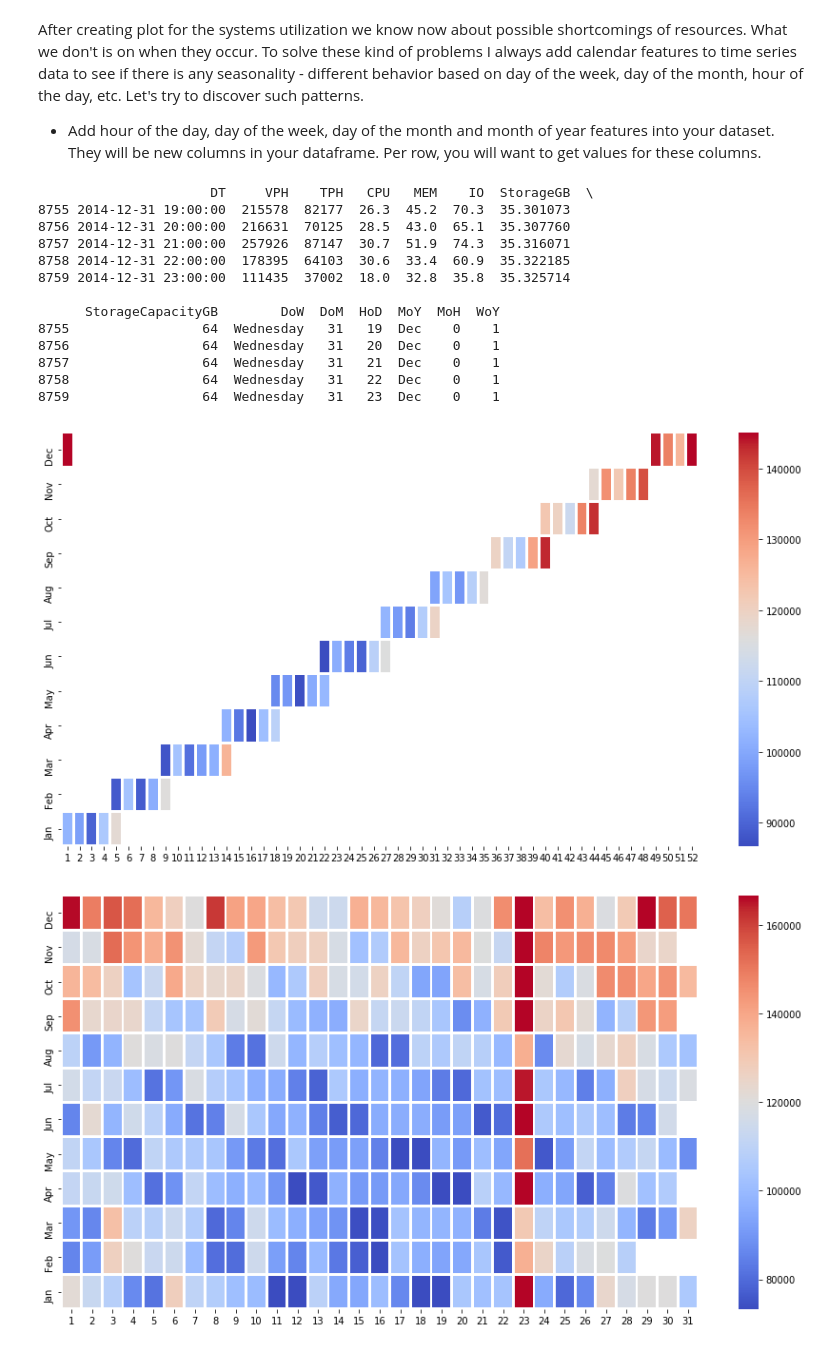
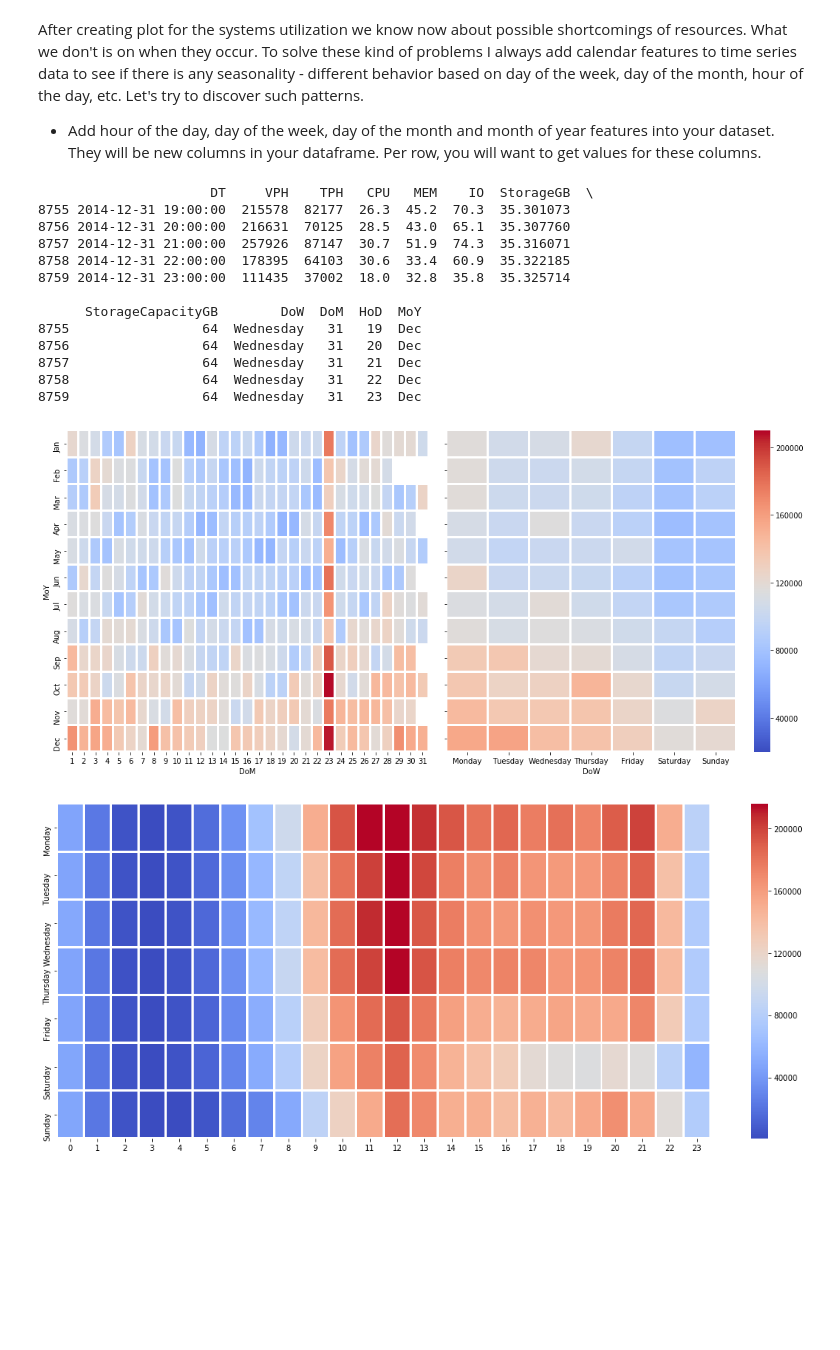
Before and after one commit to nerdiejack/capacity_management, a Jupyter notebook: notebooks/MyWebShop.ipynb, the cells around one changed output. Saved outputs shown, nothing was run; the diff lists cells and outputs as text; code cells hidden in the pictures; blank space fills up the shorter version.

```diff
--- a/notebooks/MyWebShop.ipynb
+++ b/notebooks/MyWebShop.ipynb
@@ -141,7 +141,6 @@ for i in range(0, len(datasets)):
     datasets[i]['DoW'] = datasets[i]['DT'].dt.weekday_name
     datasets[i]['DoM'] = datasets[i]['DT'].dt.day
     datasets[i]['HoD'] = datasets[i]['DT'].dt.hour
-    datasets[i]['WoY'] = datasets[i]['DT'].dt.week
     datasets[i]['MoY'] = datasets[i]['DT'].dt.strftime('%b')
 print(df_database.tail(5))
 # %% [output]
@@ -152,53 +151,59 @@ print(df_database.tail(5))
 8758 2014-12-31 22:00:00  178395  64103  30.6  33.4  60.9  35.322185
 8759 2014-12-31 23:00:00  111435  37002  18.0  32.8  35.8  35.325714
 
-      StorageCapacityGB        DoW  DoM  HoD  MoY  MoH  WoY
-8755                 64  Wednesday   31   19  Dec    0    1
-8756                 64  Wednesday   31   20  Dec    0    1
-8757                 64  Wednesday   31   21  Dec    0    1
-8758                 64  Wednesday   31   22  Dec    0    1
-8759                 64  Wednesday   31   23  Dec    0    1
+      StorageCapacityGB        DoW  DoM  HoD  MoY
+8755                 64  Wednesday   31   19  Dec
+8756                 64  Wednesday   31   20  Dec
+8757                 64  Wednesday   31   21  Dec
+8758                 64  Wednesday   31   22  Dec
+8759                 64  Wednesday   31   23  Dec
 # %%
 import numpy as np
 # %%
 # For ordering purposes in the plots we add some more lists/arrays
-DayofWeek = ('Monday', 'Tuesday', 'Wednesday', 'Thursday', 'Friday', 'Saturday', 'Sunday')
+DayofWeek = ['Monday', 'Tuesday', 'Wednesday', 'Thursday', 'Friday', 'Saturday', 'Sunday']
+MonthsofYear = ["Jan", "Feb", "Mar", "Apr", "May", "Jun", "Jul", "Aug", "Sep", "Oct", "Nov", "Dec"]
 DayofMonth = np.array(range(1, 32))
 # %%
 import seaborn as sns
 
-df_heat_yearly = pd.pivot_table(data = df_webserver, index='MoY', values='VPH', columns='WoY')
-ix = pd.Categorical(df_heat_yearly.index, ["Jan", "Feb", "Mar", "Apr", "May", "Jun", "Jul", "Aug", "Sep", "Oct", "Nov", "Dec"])
-ix = ix.sort_values(ascending=False)
+df_heat_yearly = pd.pivot_table(data = df_webserver, index='MoY', values='VPH', columns='DoM')
+ix = pd.Categorical(df_heat_yearly.index, MonthsofYear)
+ix = ix.sort_values(ascending=True)
 df_heat_yearly = df_heat_yearly.loc[ix]
 
-df_heat_monthly = pd.pivot_table(data = df_webserver, index='MoY', values='VPH', columns='DoM')
-ix = pd.Categorical(df_heat_monthly.index, ["Jan", "Feb", "Mar", "Apr", "May", "Jun", "Jul", "Aug", "Sep", "Oct", "Nov", "Dec"])
-ix = ix.sort_values(ascending=False)
+df_heat_monthly = pd.pivot_table(data = df_webserver, index='MoY', values='VPH', columns='DoW')
+ix = pd.Categorical(df_heat_monthly.index, MonthsofYear)
+ix = ix.sort_values(ascending=True)
 df_heat_monthly = df_heat_monthly.loc[ix]
+df_heat_monthly = df_heat_monthly[DayofWeek]
 
 df_heat_daily = pd.pivot_table(data=df_webserver, index='DoW', values='VPH', columns="HoD")
-ix = pd.Categorical(df_heat_daily.index, ["Monday", "Tuesday", "Wednesday", "Thursday", "Friday", "Saturday", "Sunday"])
+ix = pd.Categorical(df_heat_daily.index, DayofWeek)
 ix = ix.sort_values(ascending=True)
 df_heat_daily = df_heat_daily.loc[ix]
 
+fig, ax = plt.subplots(1, 2, figsize=(18,8), sharey=True)
+fig.subplots_adjust(hspace=0.0, wspace=0.05)
+sns.heatmap(df_heat_yearly, cmap='coolwarm', linewidths=2, ax=ax[0], vmin=20000, vmax=210000, cbar=False)
+ax[0].set_ylabel('')
+sns.heatmap(df_heat_monthly, cmap='coolwarm', linewidths=2, ax=ax[1], vmin=20000, vmax=210000, yticklabels=True)
+ax[1].set_ylabel('')
 
+#fig, ax = plt.subplots(figsize=(15,8))
+#sns.heatmap(df_heat_yearly, cmap='coolwarm', robust=True, linewidths=2)
+#plt.xlabel("")
+#_ =plt.ylabel("")
 
+#fig, ax = plt.subplots(figsize=(15,))
+#sns.heatmap(df_heat_monthly, cmap='coolwarm', robust=True, linewidths=2)
+#plt.xlabel("")
+#_ =plt.ylabel("")
 
-fig, ax = plt.subplots(figsize=(15,8))
-sns.heatmap(df_heat_yearly, cmap='coolwarm', robust=True, linewidths=2)
-plt.xlabel("")
-_ =plt.ylabel("")
-
-fig, ax = plt.subplots(figsize=(15,8))
-sns.heatmap(df_heat_monthly, cmap='coolwarm', robust=True, linewidths=2)
-plt.xlabel("")
-_ =plt.ylabel("")
-
-fig, ax = plt.subplots(figsize=(15,8))
+fig, ax = plt.subplots(figsize=(19,8))
 sns.heatmap(df_heat_daily, cmap='coolwarm', robust=True, linewidths=2)
 plt.xlabel("")
 _ =plt.ylabel("")
 # %% [output]
-[figure, old version]
+[figure, new version]
-[figure, old version]
+[figure, new version]
```
Also changed, not shown: parts of 1 cell of this notebook.
